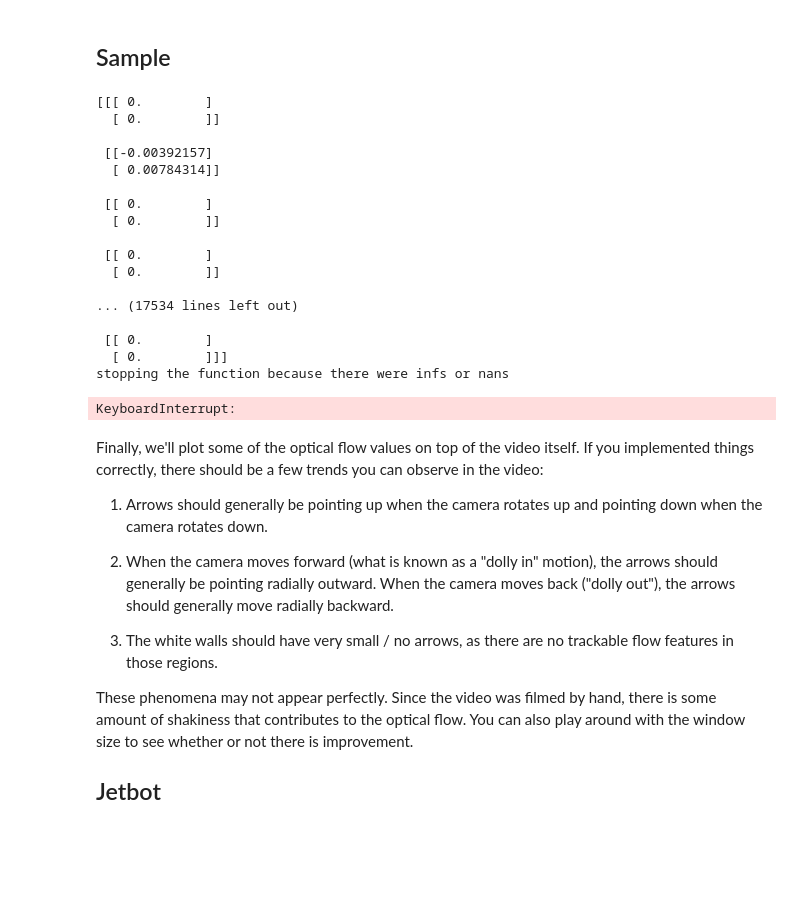
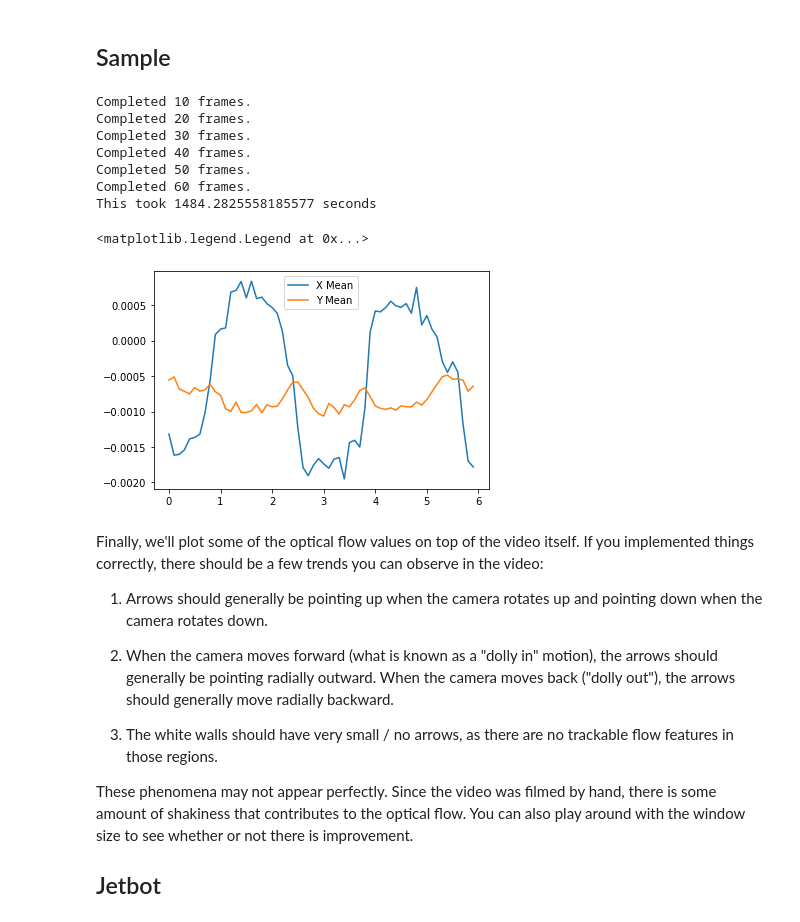
Before and after one commit to mforese/MAE345-F2020, a Jupyter notebook: Lab8.ipynb, the cells around one changed output. Saved outputs shown, nothing was run; the diff lists cells and outputs as text; code cells hidden in the pictures; blank space fills up the shorter version.

Commit message:
fixed Linalg Errors

```diff
--- a/Lab8.ipynb
+++ b/Lab8.ipynb
@@ -180,25 +180,17 @@ def optical_flow(prev_image: np.ndarray, image: np.ndarray, pts: np.ndarray, win
         y_lower = max(0,y_ind-h)
         y_upper = min(y_ind+h,image.shape[0])
 
-        for j in range(image.shape[1]): #for each x index in the image
-            for k in range(image.shape[0]): #for each y index in the image
-                #try to take the derivative in the x direction. If i+1 doesnt exist, assign the value as nan
-                try:
-                    Ix[k,j] = image[k,j+1] - image[k,j]
-                except IndexError:
-                    Ix[k,j] = None
-
-                #try to take the derivative in the y direction. If i+1 doesnt exist, assign the value as nan
-                try:
-                    Iy[k,j] = image[k+1,j] - image[k,j]
-                except IndexError:
-                    Iy[k,j] = None
+        #this essentially just ignores the last ring for the purposes of assigning vectors
+        for j in range(image.shape[1]-1):
+            for k in range(image.shape[0]-1):
+                Ix[k,j] = image[k,j+1] - image[k,j]
+                Iy[k,j] = image[k+1,j] - image[k,j]
 
         p = 0
         for j in range(x_lower,x_upper):
             for k in range(y_lower, y_upper):
                 if ((It[k,j]) and (Ix[k,j]) and (Iy[k,j])): #checks if the derivatives are None
-                    b_points[p,0,i] = It[k,j]
+                    b_points[p,0,i] = -It[k,j]
                     A_points[p,0,i] = Ix[k,j]
                     A_points[p,1,i] = Iy[k,j]
                 p+=1
@@ -273,51 +257,47 @@ plt.legend()
 # %% [markdown]
 ## Sample
 # %%
+import time
+
+start = time.time()
 I = I_sample
 
 window_size = 15
 horizon = I.shape[2]
 
 # Compute the optical flow at each point.
 flow = np.zeros((I.shape[0] - 1, I.shape[1] - 1, I.shape[2] - 1, 2))
 
 for t in range(1, horizon):
     if t % 10 == 0:
         print('Completed {0} frames.'.format(t))
 
     for j in range(0, flow.shape[0], 25):
         for i in range(0, flow.shape[1], 25):
             flow[j, i, t - 1] = optical_flow(I[:, :, t - 1], I[:, :, t], np.array([[i, j]]).astype(float), window_size)
 
 mean_flow = np.zeros((flow.shape[2], 2))
 
 # Compute the mean flow at each time step.
 for t in range(mean_flow.shape[0]):
     mean_flow[t, 0] = flow[:, :, t, 0].mean()
     mean_flow[t, 1] = flow[:, :, t, 1].mean()
 
+end = time.time()
+print('This took {} seconds'.format(end-start))
 plt.plot(np.arange(0, mean_flow.shape[0] * dt, dt), mean_flow[:, 0], label='X Mean')
 plt.plot(np.arange(0, mean_flow.shape[0] * dt, dt), mean_flow[:, 1], label='Y Mean')
 plt.legend()
 # %% [output]
-[[[ 0.        ]
-  [ 0.        ]]
-
- [[-0.00392157]
-  [ 0.00784314]]
-
- [[ 0.        ]
-  [ 0.        ]]
-
- [[ 0.        ]
-  [ 0.        ]]
-
-... (17534 lines left out)
-
- [[ 0.        ]
-  [ 0.        ]]]
-stopping the function because there were infs or nans
+Completed 10 frames.
+Completed 20 frames.
+Completed 30 frames.
+Completed 40 frames.
+Completed 50 frames.
+Completed 60 frames.
+This took 1484.2825558185577 seconds
-KeyboardInterrupt:
+<matplotlib.legend.Legend at 0x...>
+[figure, added]
 # %% [markdown]
 Finally, we'll plot some of the optical flow values on top of the video itself. If you implemented things correctly, there should be a few trends you can observe in the video:
 1. Arrows should generally be pointing up when the camera rotates up and pointing down when the camera rotates down.
```
Also changed, not shown: parts of 2 cells of this notebook, 1 other file.
